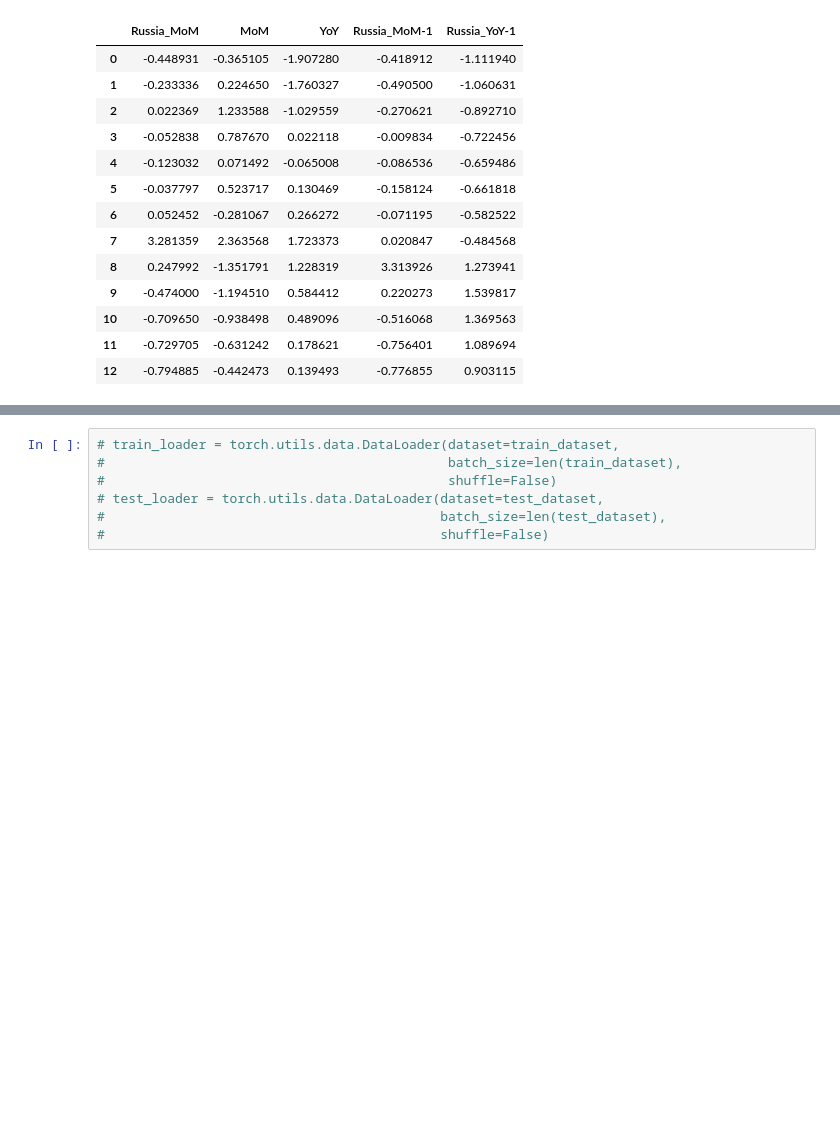
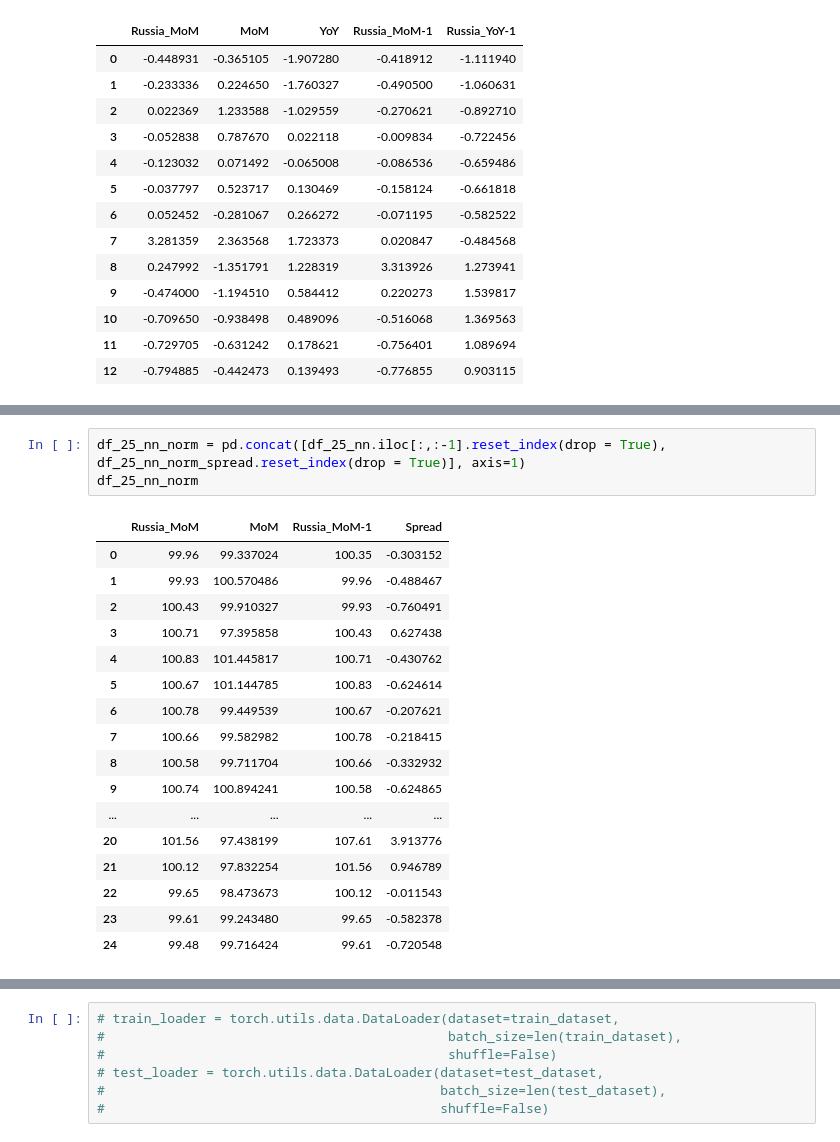
Before and after one commit to ALeksandr13254/CPI-forecasting, a Jupyter notebook: mysolve.ipynb, the cells around one changed output, grey strips where cells are left out. Cells and saved outputs as stored; diff of their text form; blank space fills up the shorter version.

```diff
--- a/mysolve.ipynb
+++ b/mysolve.ipynb
@@ -724,3 +722,24 @@ df_25_nn_norm
+# %%
+df_25_nn_norm = pd.concat([df_25_nn.iloc[:,:-1].reset_index(drop = True), df_25_nn_norm_spread.reset_index(drop = True)], axis=1)
+df_25_nn_norm
+# %% [output]
+|  | Russia_MoM | MoM | Russia_MoM-1 | Spread |
+| 0 | 99.96 | 99.337024 | 100.35 | -0.303152 |
+| 1 | 99.93 | 100.570486 | 99.96 | -0.488467 |
+| 2 | 100.43 | 99.910327 | 99.93 | -0.760491 |
+| 3 | 100.71 | 97.395858 | 100.43 | 0.627438 |
+| 4 | 100.83 | 101.445817 | 100.71 | -0.430762 |
+| 5 | 100.67 | 101.144785 | 100.83 | -0.624614 |
+| 6 | 100.78 | 99.449539 | 100.67 | -0.207621 |
+| 7 | 100.66 | 99.582982 | 100.78 | -0.218415 |
+| 8 | 100.58 | 99.711704 | 100.66 | -0.332932 |
+| 9 | 100.74 | 100.894241 | 100.58 | -0.624865 |
+| ... | ... | ... | ... | ... |
+| 20 | 101.56 | 97.438199 | 107.61 | 3.913776 |
+| 21 | 100.12 | 97.832254 | 101.56 | 0.946789 |
+| 22 | 99.65 | 98.473673 | 100.12 | -0.011543 |
+| 23 | 99.61 | 99.243480 | 99.65 | -0.582378 |
+| 24 | 99.48 | 99.716424 | 99.61 | -0.720548 |
 # %%
 class TheModelClass(nn.Module):
     def __init__(self):
```
Also changed, not shown: parts of 54 cells of this notebook.
